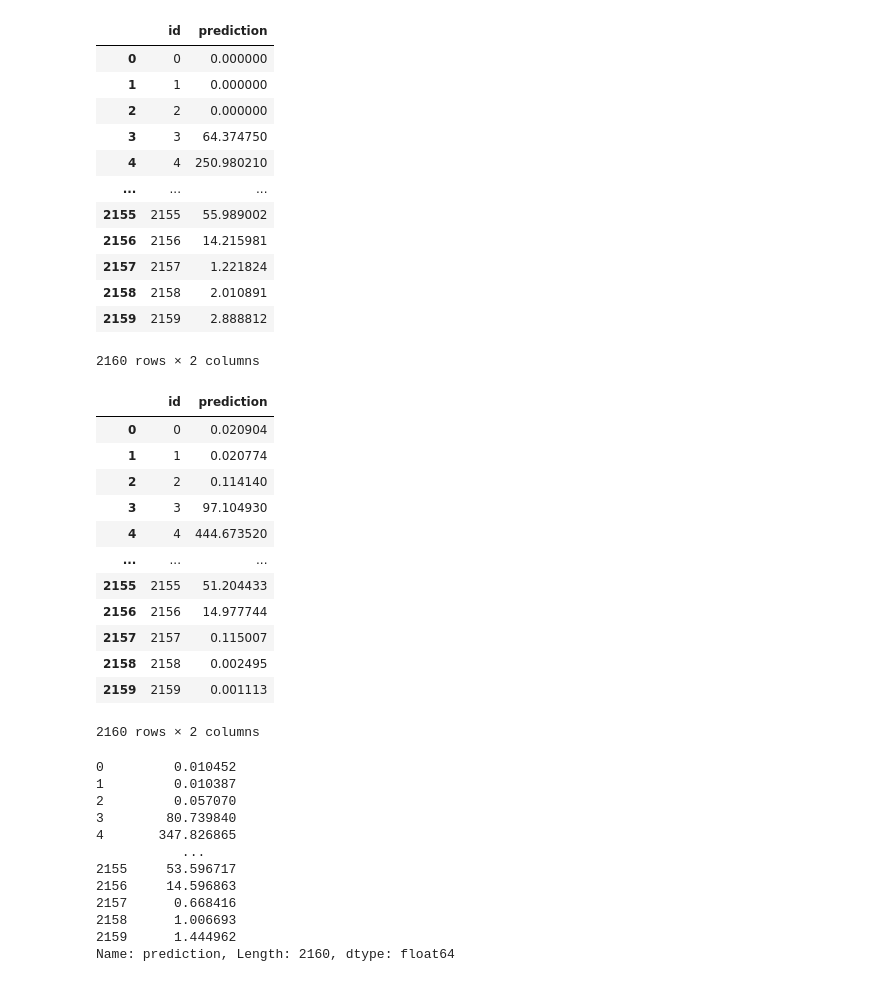
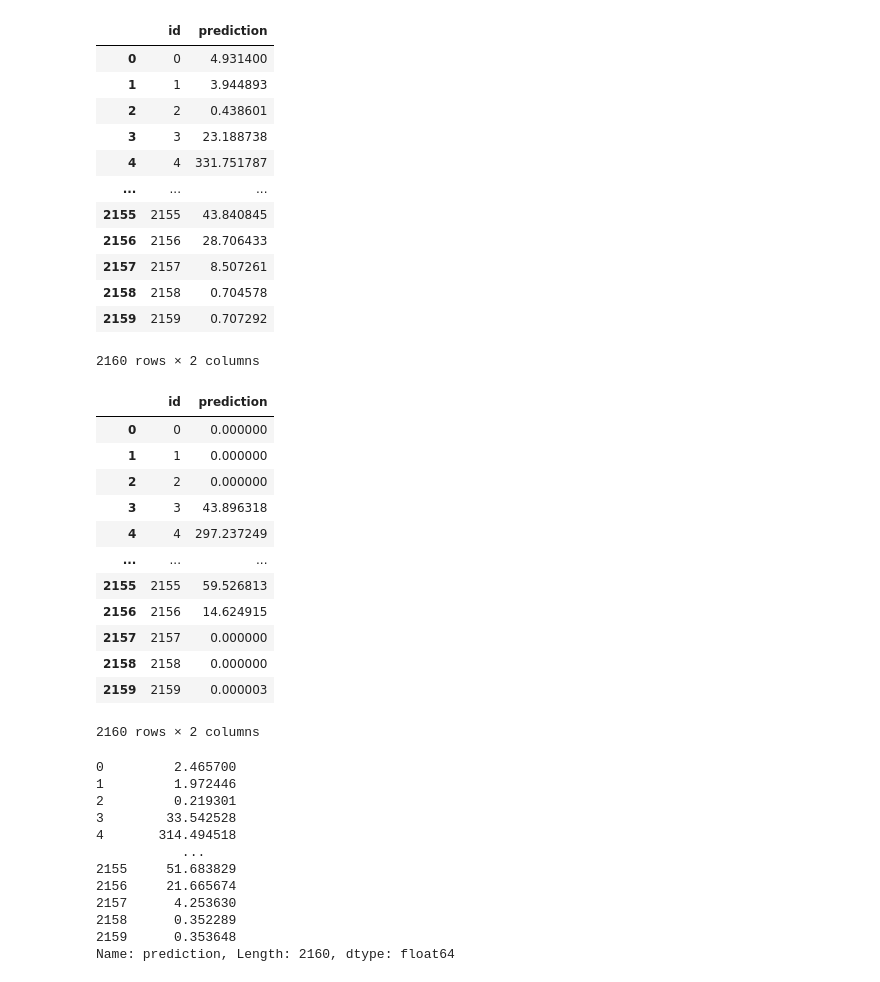
Before and after one commit to henrikmw/TDT4173-Time-Series-Forecasting, a Jupyter notebook: ensemble.ipynb, the cells around one changed output. Cells and saved outputs as stored; diff of their text form; code cells hidden in the pictures.

Commit message:
Update catboost

```diff
--- a/ensemble.ipynb
+++ b/ensemble.ipynb
@@ -3,42 +4,42 @@ import pandas as pd
 # %%
-gradient_boosted_result = pd.read_csv('gradient_boosted_submissions/gradient_boosted_1.csv')
-random_forest_result = pd.read_csv('random_forest_submissions/random_forest_3.csv')
+mats = pd.read_csv('pred_59.csv')
+catboost = pd.read_csv('catboost/catboost_1.csv')
 # %%
-gradient_boosted_result
+mats
 # %% [output]
 |  | id | prediction |
-| 0 | 0 | 0.000000 |
-| 1 | 1 | 0.000000 |
-| 2 | 2 | 0.000000 |
-| 3 | 3 | 64.374750 |
-| 4 | 4 | 250.980210 |
+| 0 | 0 | 4.931400 |
+| 1 | 1 | 3.944893 |
+| 2 | 2 | 0.438601 |
+| 3 | 3 | 23.188738 |
+| 4 | 4 | 331.751787 |
 | ... | ... | ... |
-| 2155 | 2155 | 55.989002 |
-| 2156 | 2156 | 14.215981 |
-| 2157 | 2157 | 1.221824 |
-| 2158 | 2158 | 2.010891 |
-| 2159 | 2159 | 2.888812 |
+| 2155 | 2155 | 43.840845 |
+| 2156 | 2156 | 28.706433 |
+| 2157 | 2157 | 8.507261 |
+| 2158 | 2158 | 0.704578 |
+| 2159 | 2159 | 0.707292 |
 2160 rows × 2 columns
 # %%
-random_forest_result
+catboost
 # %% [output]
 |  | id | prediction |
-| 0 | 0 | 0.020904 |
-| 1 | 1 | 0.020774 |
-| 2 | 2 | 0.114140 |
-| 3 | 3 | 97.104930 |
-| 4 | 4 | 444.673520 |
+| 0 | 0 | 0.000000 |
+| 1 | 1 | 0.000000 |
+| 2 | 2 | 0.000000 |
+| 3 | 3 | 43.896318 |
+| 4 | 4 | 297.237249 |
 | ... | ... | ... |
-| 2155 | 2155 | 51.204433 |
-| 2156 | 2156 | 14.977744 |
-| 2157 | 2157 | 0.115007 |
-| 2158 | 2158 | 0.002495 |
-| 2159 | 2159 | 0.001113 |
+| 2155 | 2155 | 59.526813 |
+| 2156 | 2156 | 14.624915 |
+| 2157 | 2157 | 0.000000 |
+| 2158 | 2158 | 0.000000 |
+| 2159 | 2159 | 0.000003 |
 2160 rows × 2 columns
 # %%
 # Calculate the average of the specified column from both DataFrames
-average_column_df1 = gradient_boosted_result['prediction']
-average_column_df2 = random_forest_result['prediction']
+average_column_df1 = mats['prediction']
+average_column_df2 = catboost['prediction']
 
 # Take the average of the two columns
 average_column = (average_column_df1 + average_column_df2) / 2
@@ -50,17 +51,17 @@ sample_submission = pd.read_csv('sample_submission.csv')
 
 test['prediction'] = average_column
 sample_submission = sample_submission[['id']].merge(test[['id', 'prediction']], on='id', how='left')
-sample_submission.to_csv("ensemble_1.csv", index=False)
+sample_submission.to_csv("ensemble_3.csv", index=False)
 # %% [output]
-0         0.010452
-1         0.010387
-2         0.057070
-3        80.739840
-4       347.826865
+0         2.465700
+1         1.972446
+2         0.219301
+3        33.542528
+4       314.494518
            ...
-2155     53.596717
-2156     14.596863
-2157      0.668416
-2158      1.006693
-2159      1.444962
+2155     51.683829
+2156     21.665674
+2157      4.253630
+2158      0.352289
+2159      0.353648
 Name: prediction, Length: 2160, dtype: float64
```
Also changed, not shown: parts of 2 cells of this notebook, 2 other files.
